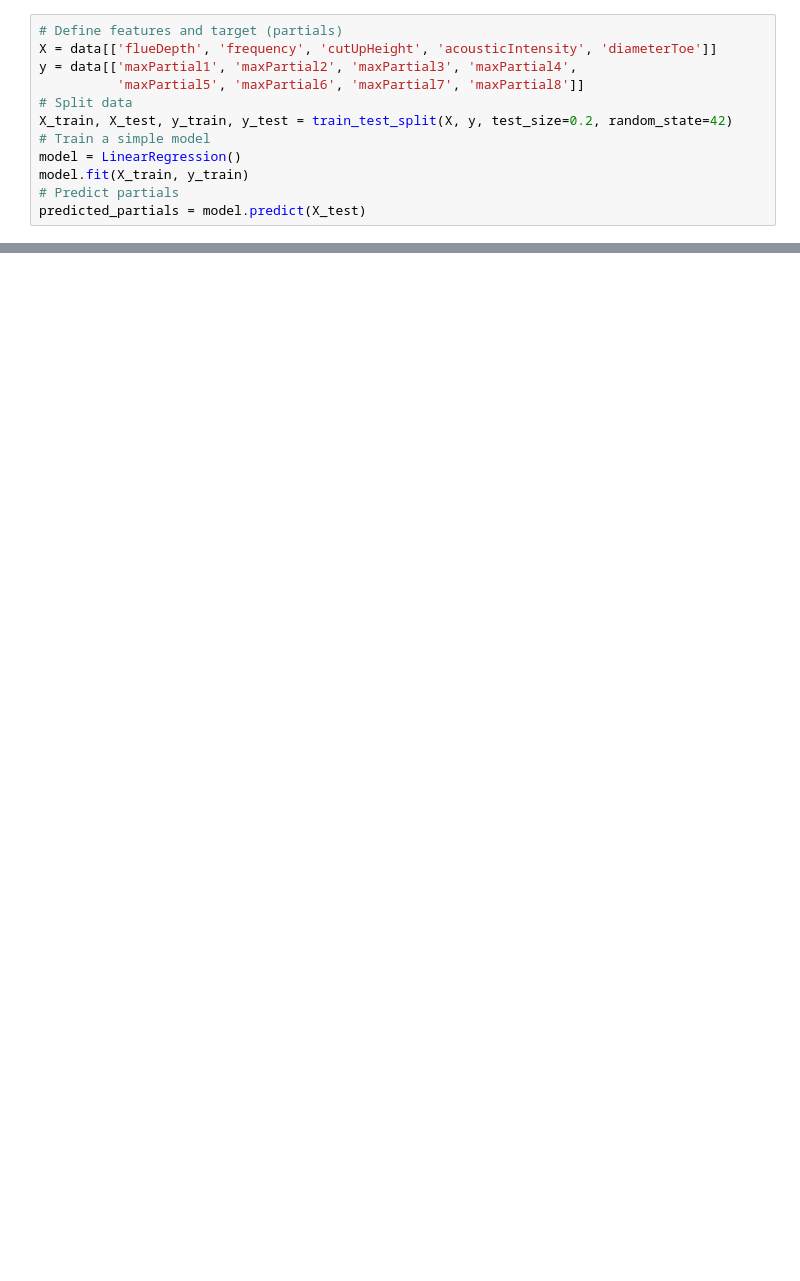
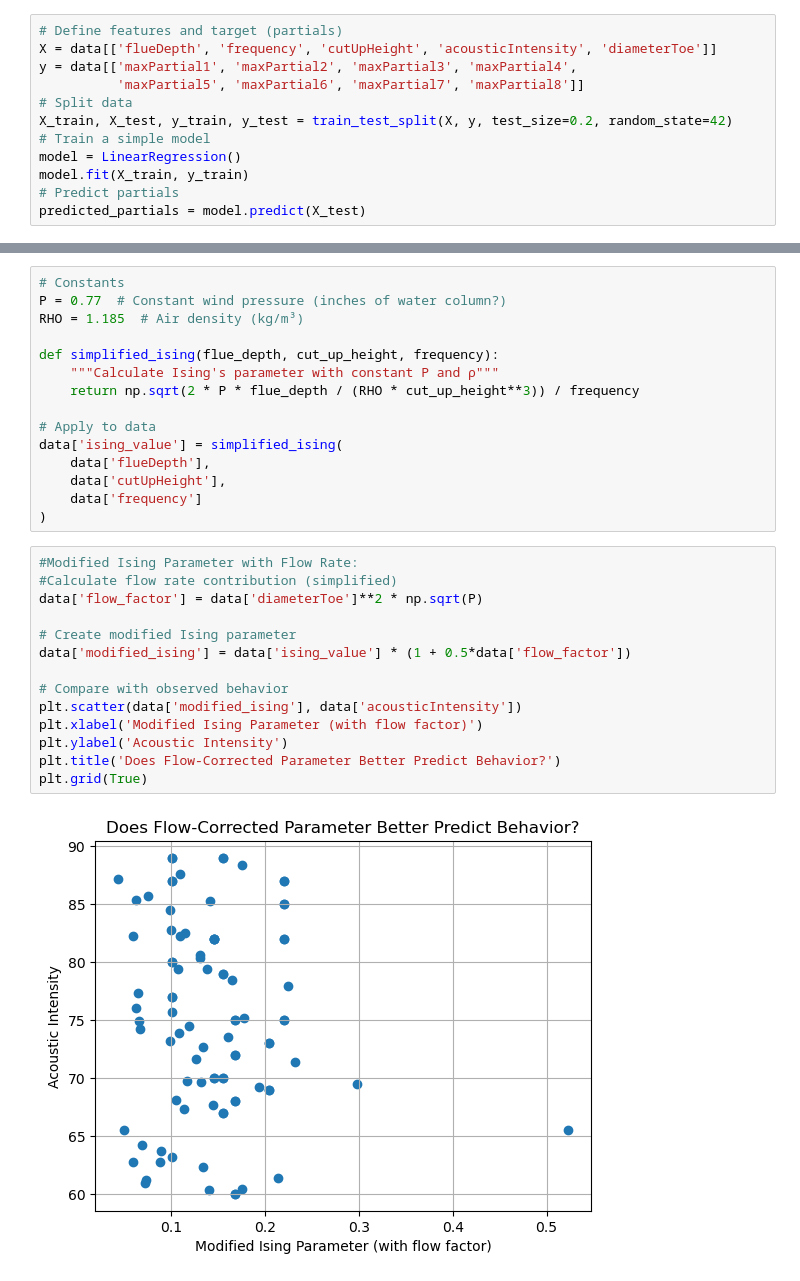
Before and after one commit to mcyanam/STAT409Project, a Jupyter notebook: jnp/pyCode.ipynb, the cells around one changed output, grey strips where cells are left out. Cells and saved outputs as stored; diff of their text form; blank space fills up the shorter version.

```diff
--- a/jnp/pyCode.ipynb
+++ b/jnp/pyCode.ipynb
@@ -739,0 +732,31 @@ predicted_I   0.965615     1.000000
+# %%
+# Constants
+P = 0.77  # Constant wind pressure (inches of water column?)
+RHO = 1.185  # Air density (kg/m³)
+
+def simplified_ising(flue_depth, cut_up_height, frequency):
+    """Calculate Ising's parameter with constant P and ρ"""
+    return np.sqrt(2 * P * flue_depth / (RHO * cut_up_height**3)) / frequency
+
+# Apply to data
+data['ising_value'] = simplified_ising(
+    data['flueDepth'],
+    data['cutUpHeight'],
+    data['frequency']
+)
+# %%
+#Modified Ising Parameter with Flow Rate:
+#Calculate flow rate contribution (simplified)
+data['flow_factor'] = data['diameterToe']**2 * np.sqrt(P)
+
+# Create modified Ising parameter
+data['modified_ising'] = data['ising_value'] * (1 + 0.5*data['flow_factor'])
+
+# Compare with observed behavior
+plt.scatter(data['modified_ising'], data['acousticIntensity'])
+plt.xlabel('Modified Ising Parameter (with flow factor)')
+plt.ylabel('Acoustic Intensity')
+plt.title('Does Flow-Corrected Parameter Better Predict Behavior?')
+plt.grid(True)
+# %% [output]
+[figure, added]
```
Also changed, not shown: parts of 12 cells of this notebook, 3 other files.
